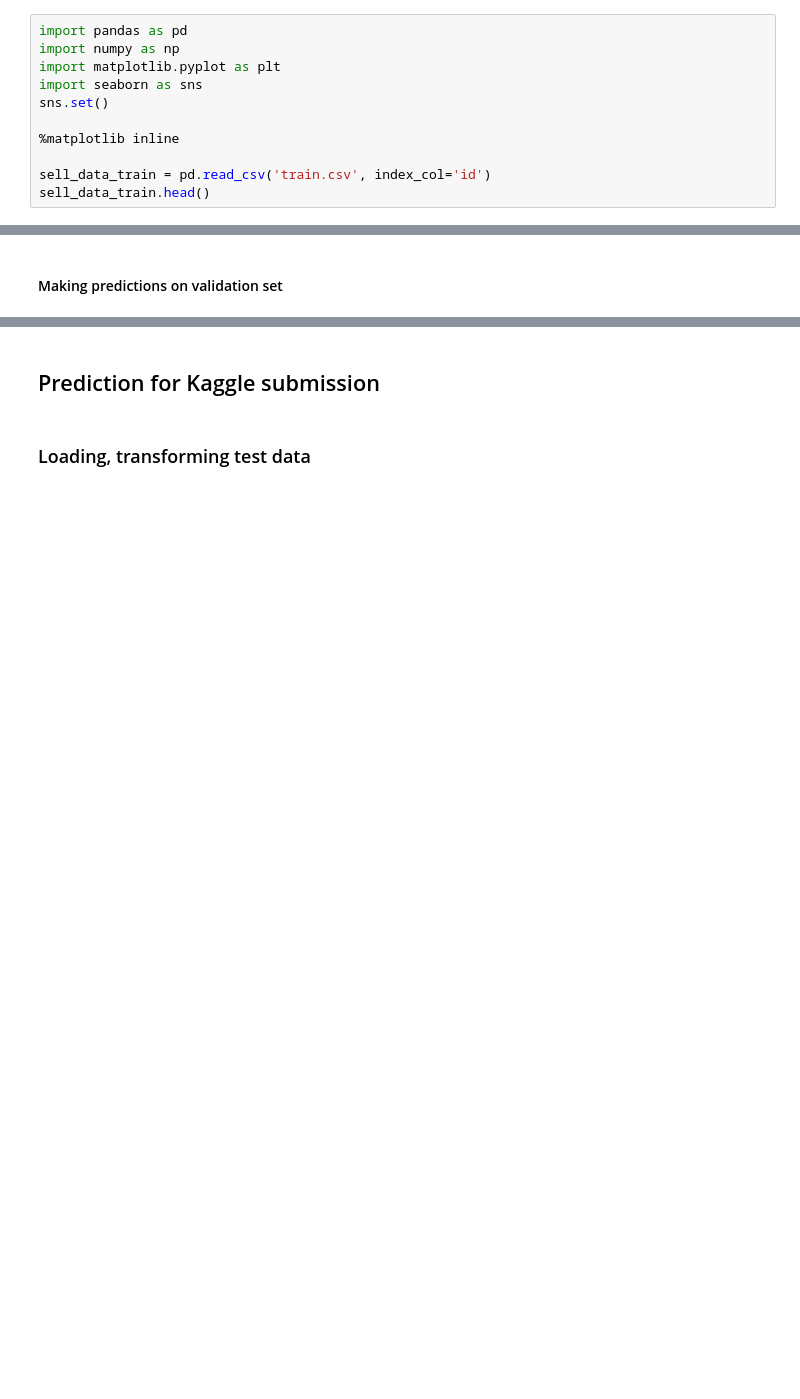
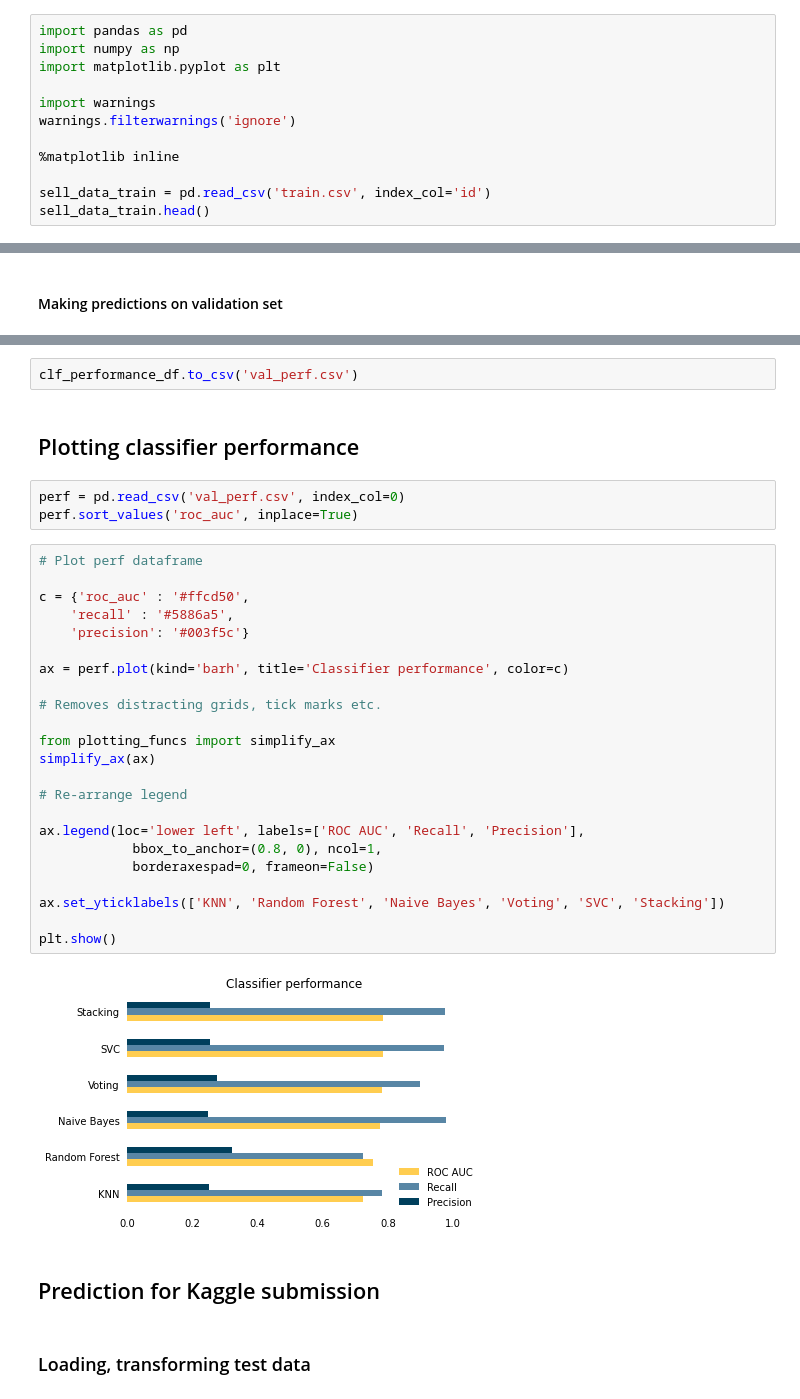
Before and after one commit to CrisMW/insurance_cross_sell, a Jupyter notebook: cross_sell.ipynb, the cells around one changed output, grey strips where cells are left out. Cells and saved outputs as stored; diff of their text form; blank space fills up the shorter version.

Commit message:
Visualised classifier performance

```diff
--- a/cross_sell.ipynb
+++ b/cross_sell.ipynb
@@ -36,8 +36,9 @@ Trained a variety of classifiers using hyperparameter tuning via a grid search w
 import pandas as pd
 import numpy as np
 import matplotlib.pyplot as plt
-import seaborn as sns
-sns.set()
+
+import warnings
+warnings.filterwarnings('ignore')
 
 %matplotlib inline
 
@@ -972,3 +964,35 @@ print(stacking_metrics)
+# %%
+clf_performance_df.to_csv('val_perf.csv')
+# %% [markdown]
+## Plotting classifier performance
+# %%
+perf = pd.read_csv('val_perf.csv', index_col=0)
+perf.sort_values('roc_auc', inplace=True)
+# %%
+# Plot perf dataframe
+
+c = {'roc_auc' : '#ffcd50',
+    'recall' : '#5886a5',
+    'precision': '#003f5c'}
+
+ax = perf.plot(kind='barh', title='Classifier performance', color=c)
+
+# Removes distracting grids, tick marks etc.
+
+from plotting_funcs import simplify_ax
+simplify_ax(ax)
+
+# Re-arrange legend
+
+ax.legend(loc='lower left', labels=['ROC AUC', 'Recall', 'Precision'],
+            bbox_to_anchor=(0.8, 0), ncol=1,
+            borderaxespad=0, frameon=False)
+
+ax.set_yticklabels(['KNN', 'Random Forest', 'Naive Bayes', 'Voting', 'SVC', 'Stacking'])
+
+plt.show()
+# %% [output]
+[figure, added]
 # %% [markdown]
 ## Prediction for Kaggle submission
 # %% [markdown]
```
Also changed, not shown: parts of 42 cells of this notebook.
